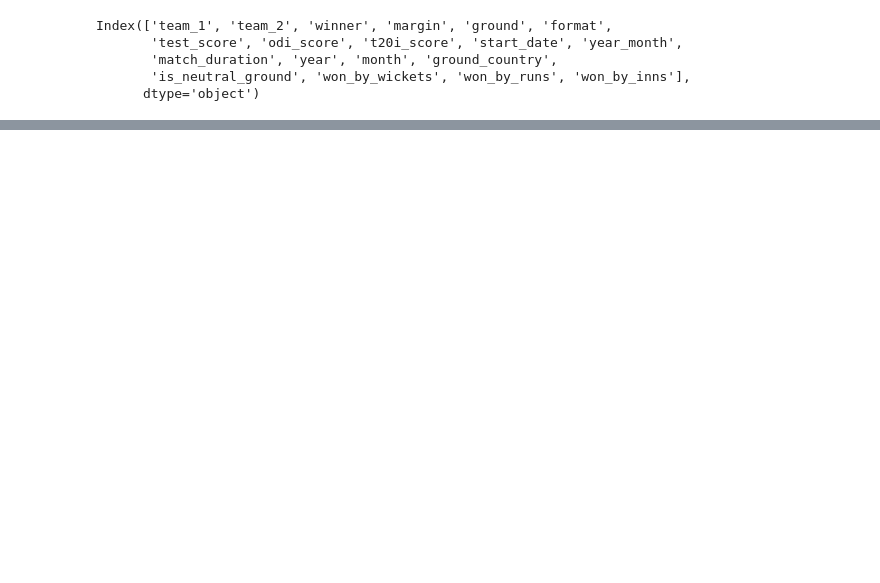
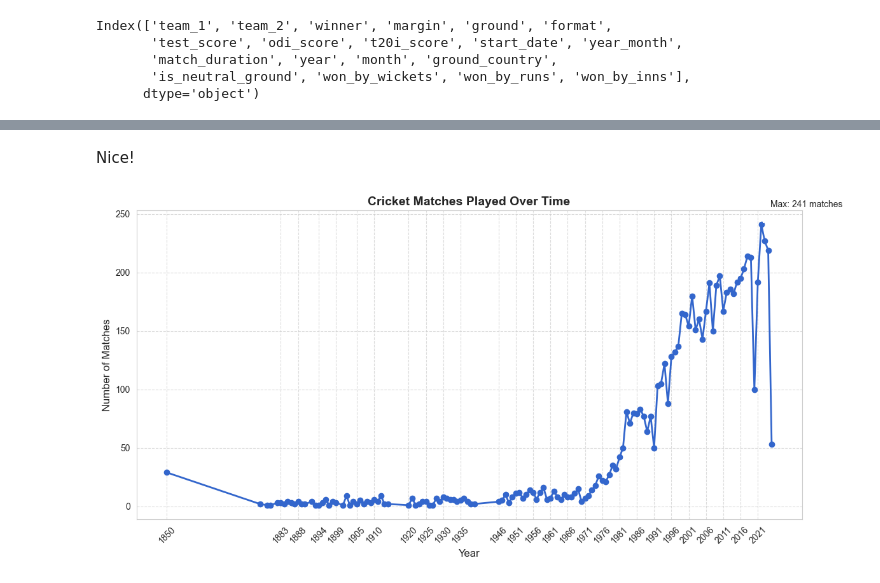
Before and after one commit to RussDai/Projects, a Jupyter notebook: 02_Data_Visuallization/01_Test_Nations_Data_Analysis/src/data_analysis_main.ipynb, the cells around one changed output, grey strips where cells are left out. Saved outputs shown, nothing was run; the diff lists cells and outputs as text; code cells hidden in the pictures; blank space fills up the shorter version.

```diff
--- a/02_Data_Visuallization/01_Test_Nations_Data_Analysis/src/data_analysis_main.ipynb
+++ b/02_Data_Visuallization/01_Test_Nations_Data_Analysis/src/data_analysis_main.ipynb
@@ -34,0 +156,7 @@ Index(['team_1', 'team_2', 'winner', 'margin', 'ground', 'format',
+# %%
+# Group by year and count matches
+yearly_counts = data.groupby('year').size().reset_index(name= "Count")
+
+# Display the first few rows to verify
+print("Match Count by Year:")
+print(yearly_counts)
@@ -34,0 +181,7 @@ Index(['team_1', 'team_2', 'winner', 'margin', 'ground', 'format',
+# %%
+# Squeeze year= 0 to some hypothetical value say 1850 for better plotting experience
+# Here, year=0 means before 1877. Otherwise a huge gap between 0 and 1877 makes x-axis hectic
+#yearly_counts.loc[yearly_counts['year'] == 0, 'year'] = 1850
+
+# Using repalce replace 0 by 1850 inplace= True:
+yearly_counts['year'].replace(0, 1850, inplace=True)
@@ -34,0 +203,30 @@ Index(['team_1', 'team_2', 'winner', 'margin', 'ground', 'format',
+# %% [markdown]
+Nice!
+# %%
+# Create a line chart for overall trend
+plt.figure(figsize=(12, 6))
+sns.set_style("whitegrid")
+plt.plot(yearly_counts['year'], yearly_counts['Count'], marker='o', linestyle='-', linewidth=2, color='#3366cc')
+
+# Add title and labels
+plt.title('Cricket Matches Played Over Time', fontsize=14, fontweight='bold')
+plt.xlabel('Year', fontsize=12)
+plt.ylabel('Number of Matches', fontsize=12)
+plt.grid(True, linestyle='--', alpha=0.7)
+
+# Improve x-axis ticks
+plt.xticks(yearly_counts['year'][::5], rotation=45)  # Show every 5th year
+
+# Add annotations for significant points
+max_year = yearly_counts.loc[yearly_counts['Count'].idxmax()]
+min_year = yearly_counts.loc[yearly_counts['Count'].idxmin()]
+
+plt.annotate(f'Max: {max_year["Count"]} matches',
+             xy=(max_year['year'], max_year['Count']),
+             xytext=(10, 20), textcoords='offset points',
+             arrowprops=dict(arrowstyle='->', connectionstyle='arc3,rad=.2'))
+
+plt.tight_layout()
+plt.show()
+# %% [output]
+[figure, added]
```
Also changed, not shown: parts of 28 cells of this notebook.
